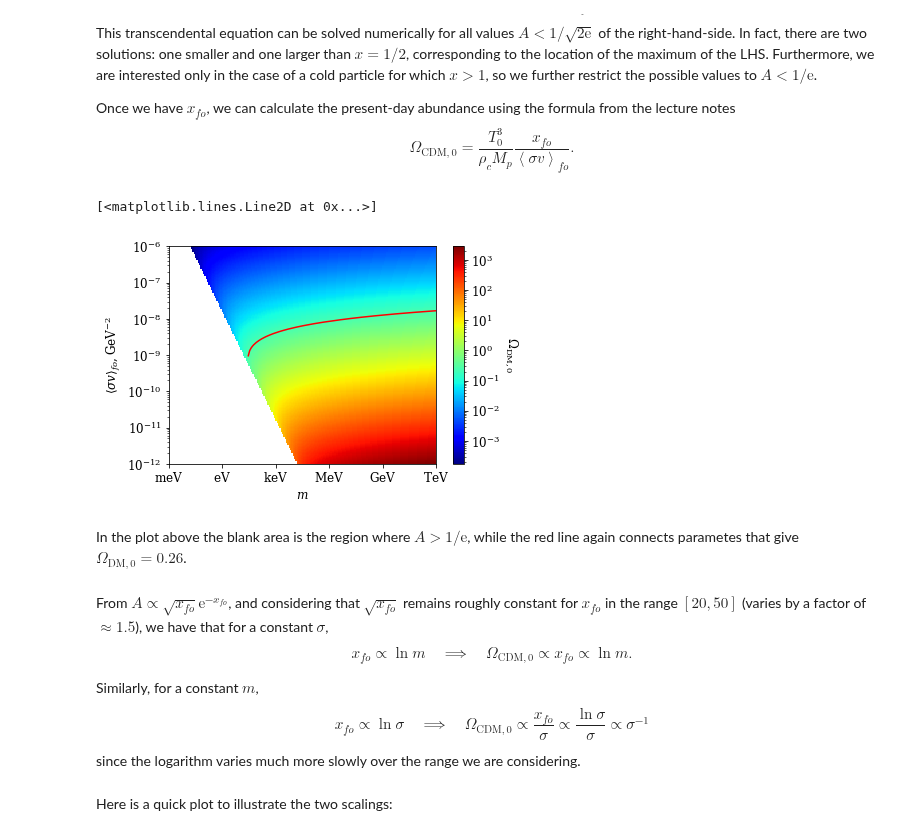
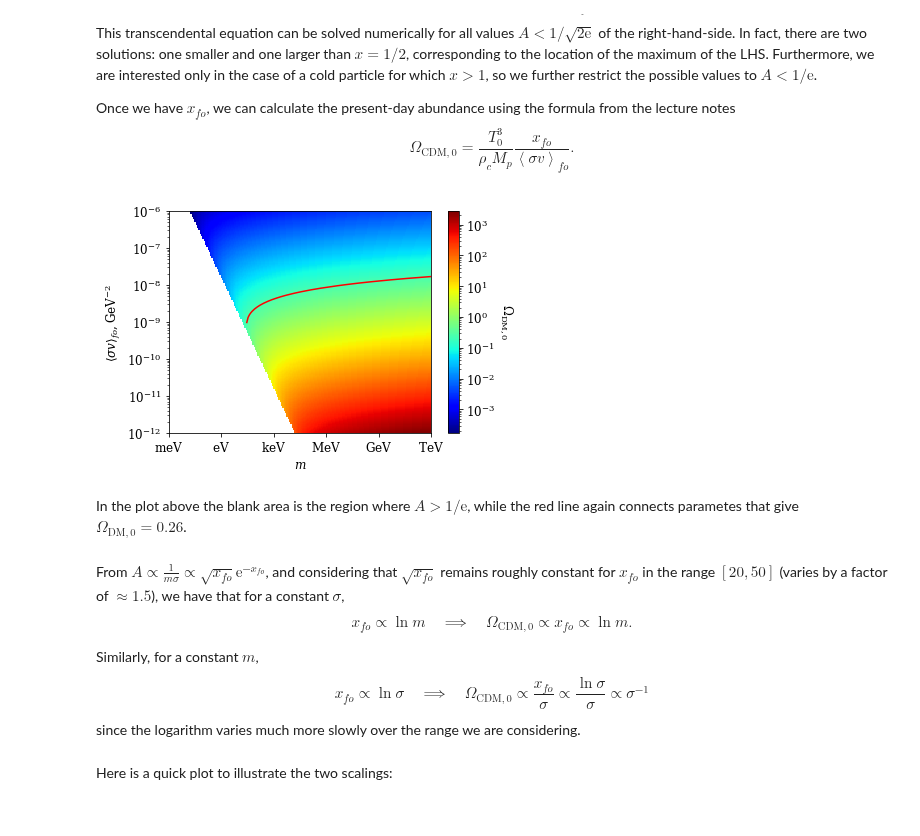
Before and after one commit to adam-coogan/gss19_sterile_nus, a Jupyter notebook: notebooks/week_1.ipynb, the cells around one changed output. Drawn from its saved outputs; the diff is of its cells as text; code cells hidden in the pictures.

```diff
--- a/notebooks/week_1.ipynb
+++ b/notebooks/week_1.ipynb
@@ -95,22 +95,22 @@ Ocdm0 = (T0**3 / (rho0 * Mp)) * x_fo / sigma[:, None]
 # %%
 fig, ax, cax = plot(Ocdm0.value)
 
 good = []
 diff = Ocdm0 - cosmo.Odm0
 diff[np.isnan(diff)] = np.inf
 initial_guesses = sigma[np.nanargmin(np.abs(diff), axis=0)]
 for i in range(Ocdm0.shape[1]):
     ipol = interp1d(sigma, Ocdm0[:, i], kind='linear', bounds_error=False)
     res = root(lambda x: ipol(x) - cosmo.Odm0, initial_guesses[i])
     good.append(res.x[0] if res.success else np.nan)
 ax.plot(m.value, good, 'r-')
+fig.tight_layout()
 # %% [output]
-[<matplotlib.lines.Line2D at 0x...>]
-[figure, old version]
+[figure, new version]
 # %% [markdown]
 In the plot above the blank area is the region where $A>1/\textrm{e}$, while the red line again connects parametes that give $\Omega_{\textrm{DM}, 0} = 0.26$.
 # %% [markdown]
-From $A \propto \sqrt{x_{fo}} \text{e}^{-x_{fo}}$, and considering that $\sqrt{x_{fo}}$ remains roughly constant for $x_{fo}$ in the range $[20, 50]$ (varies by a factor of $\approx 1.5$), we have that for a constant $\sigma$,
+From $A \propto \frac{1}{m\sigma} \propto \sqrt{x_{fo}} \text{e}^{-x_{fo}}$, and considering that $\sqrt{x_{fo}}$ remains roughly constant for $x_{fo}$ in the range $[20, 50]$ (varies by a factor of $\approx 1.5$), we have that for a constant $\sigma$,
 $$x_{fo} \propto \ln{m} \quad\implies\quad \Omega_{\text{CDM}, 0} \propto x_{fo} \propto \ln{m}.$$
 
 Similarly, for a constant $m$,
```
Also changed, not shown: parts of 6 cells of this notebook.
